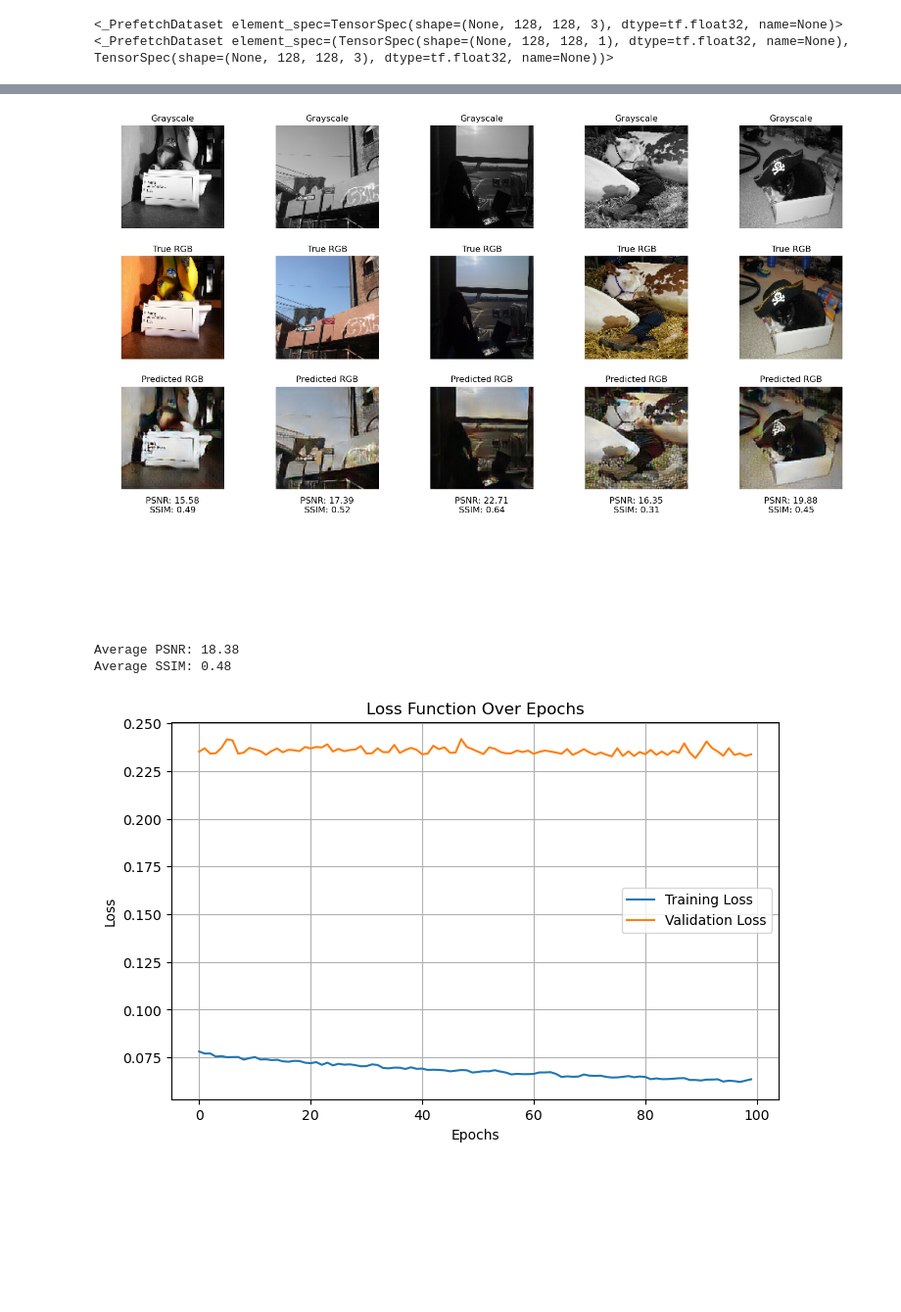
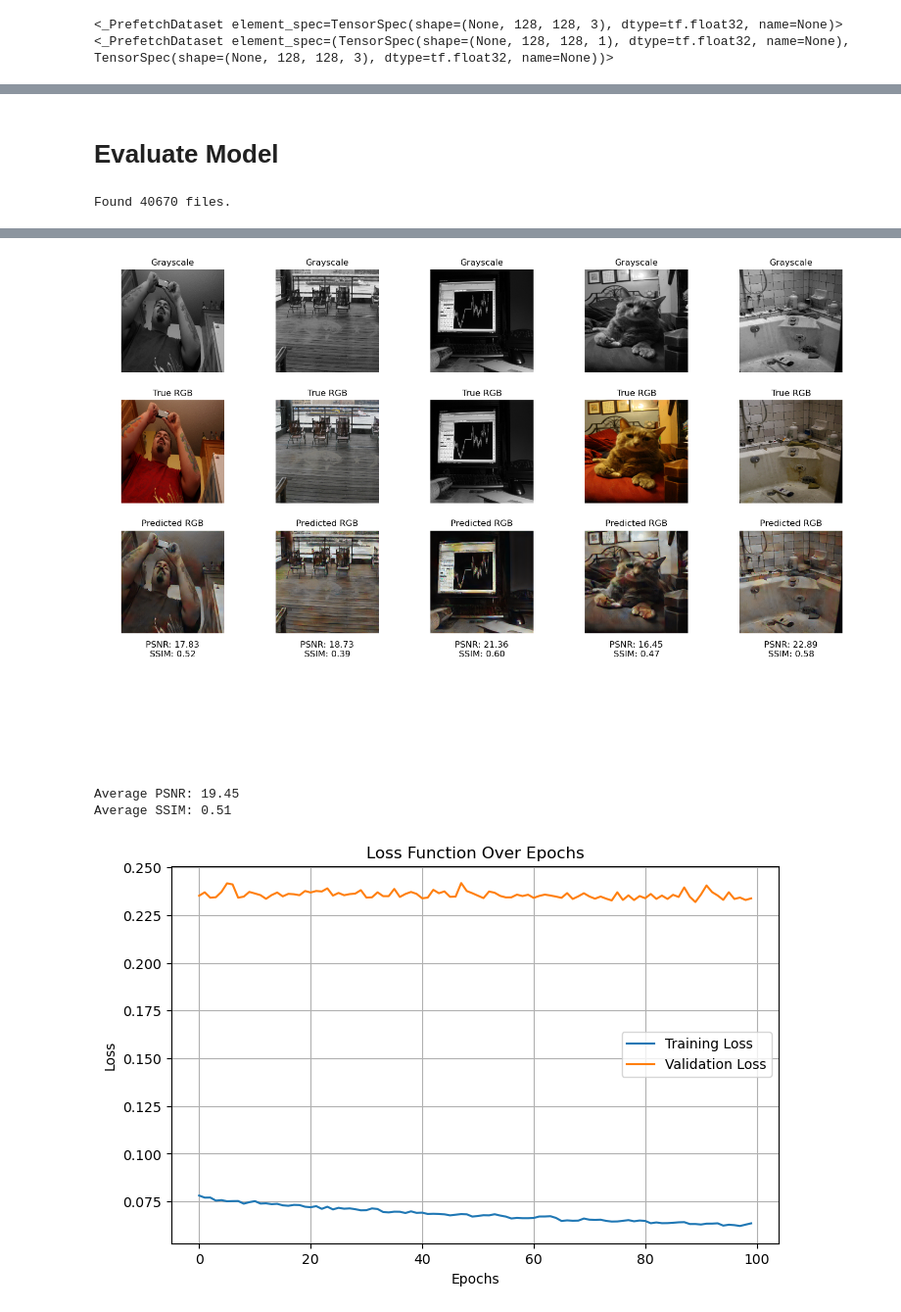
Before and after one commit to Abderahim02/ImageColorisationCNNs, a Jupyter notebook: rgb_model/RGB_based_colorisation_model_1.ipynb, the cells around one changed output, grey strips where cells are left out. Shown at 98% size. Drawn from its saved outputs; the diff is of its cells as text; code cells hidden in the pictures; blank space fills up the shorter version.

Commit message:
rgb model dir

```diff
--- a/rgb_model/RGB_based_colorisation_model_1.ipynb
+++ b/rgb_model/RGB_based_colorisation_model_1.ipynb
@@ -213,2 +316,2 @@ Model: "sequential_2"
 # %%
-saved_model = load_model('colorization_model_128x128_100epochs_10000imgs_perceptual_15000.keras', custom_objects={'perceptual_loss': perceptual_loss})
+saved_model = load_model('../MODELS/colorization_model_128x128_250epochs_15000imgs_perceptual_15000.keras', custom_objects={'perceptual_loss': perceptual_loss})
@@ -269,4 +339,39 @@ model.save('colorization_model_128x128_100epochs_10000imgs_perceptual_15000.kera
+# %% [markdown]
+# Evaluate Model
 # %%
+
+
+
+from pathlib import Path
+
+# data_dir = 'coco_dataset/val2017_subset/'
+data_dir = 'test2017/'
+
+image_size = (256, 256)
+batch_size = 8
+
+dataset = tf.keras.utils.image_dataset_from_directory(
+    data_dir,
+    labels=None,
+    image_size=image_size,
+    batch_size=batch_size,
+    shuffle=True
+)
+
+
+colorization_dataset = dataset.map(preprocess_for_colorization, num_parallel_calls=tf.data.experimental.AUTOTUNE)
+
+# colorization_dataset = dataset.map(preprocess_with_mask, num_parallel_calls=tf.data.experimental.AUTOTUNE)
+val_size = int(0.2 * len(list(Path(data_dir).glob('*')))) // batch_size
+train_dataset = colorization_dataset.skip(val_size)
+val_dataset = colorization_dataset.take(val_size)
+
+# Ajouter des optimisations (mélange, préchargement)
+train_dataset = train_dataset.shuffle(buffer_size=1000).prefetch(tf.data.experimental.AUTOTUNE)
+val_dataset = val_dataset.prefetch(tf.data.experimental.AUTOTUNE)
+
+
+
 
 # Charger une image grayscale pour prédiction
 def load_grayscale_image(image_path, target_size):
@@ -320,6 +425,8 @@ def prediction_examples(model, data):
         plt.show()
         print(f"Average PSNR: {np.mean(psnr_scores):.2f}")
         print(f"Average SSIM: {np.mean(ssim_scores):.2f}")
+# %% [output]
+Found 40670 files.
 # %%
-prediction_examples(model, val_dataset)
+prediction_examples(saved_model, val_dataset)
 # %% [output]
@@ -327,6 +434,6 @@ prediction_examples(model, val_dataset)
-[figure, old version]
+[figure, new version]
-Average PSNR: 18.38
-Average SSIM: 0.48
+Average PSNR: 19.45
+Average SSIM: 0.51
 # %%
 
 # Plot the loss function
```
Also changed, not shown: parts of 26 cells of this notebook, 12 other files.
